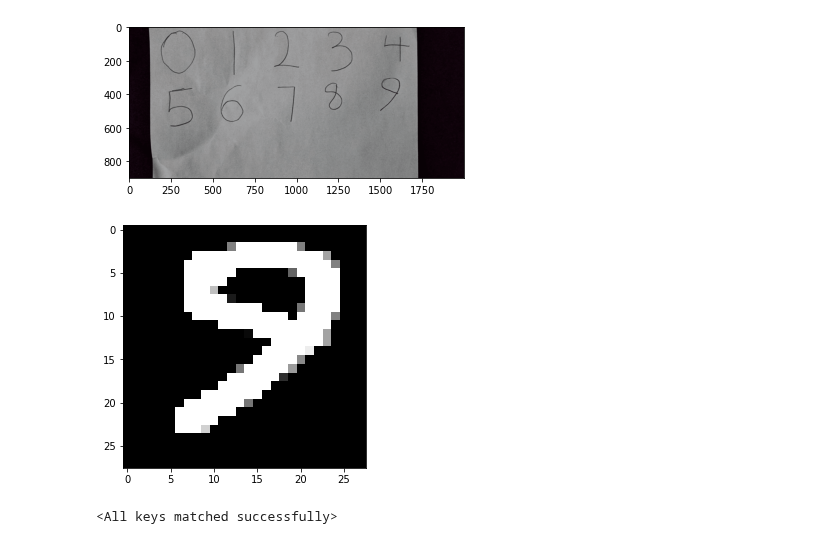
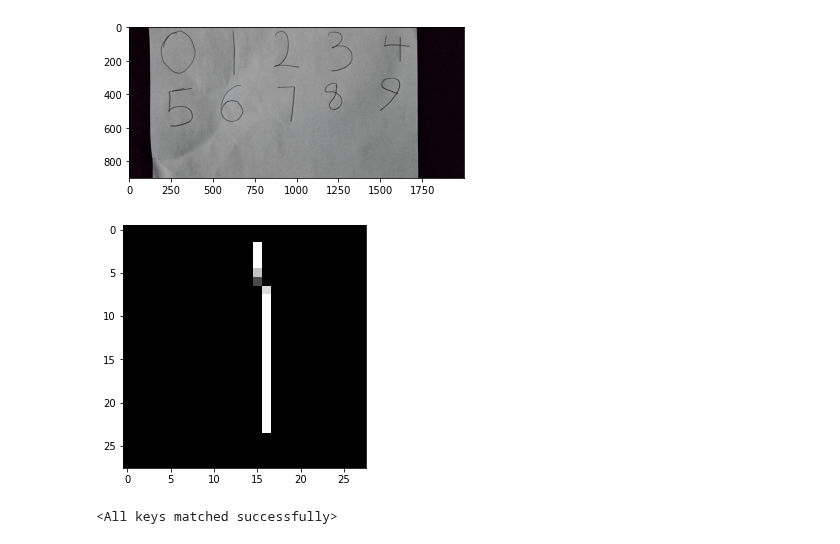
Before and after one commit to EuniceOyeniyi/stive_exercises, a Jupyter notebook: Chapter 03/02. MLP Muliclass classification (MNIST)/pred_nums.ipynb, the cells around one changed output. Drawn from its saved outputs; the diff is of its cells as text; code cells hidden in the pictures.

```diff
--- a/Chapter 03/02. MLP Muliclass classification (MNIST)/pred_nums.ipynb
+++ b/Chapter 03/02. MLP Muliclass classification (MNIST)/pred_nums.ipynb
@@ -27,36 +27,35 @@ plt.imshow(number)
 <matplotlib.image.AxesImage at 0x...>
 [figure]
 # %%
-zero = number[0:320,130:450]
-one = number[0:300, 500:720]
+zero = number[0:330,130:450]
+one = number[0:330, 500:720]
 two = number[0:300, 780:1100]
 three = number[0:310, 1150:1360]
 four = number[0:220,1450:1690]
 five = number[320:650,180:450]
-six = number[310:610,490:750]
+six = number[300:610,490:750]
 seven = number[320:600,800:1100]
 eight = number[290:520,1100:1320]
 nine = number[270:550, 1450:1650]
 # %%
-from ctypes import resize
 from math import ceil
 # numbers = [zero,one,two,three,four,five,six,seven,eight,nine]
-numbers = [nine]
+numbers = [one]
 plt.subplots(figsize=(20,15))
 cols = 4
 rows = ceil(len(numbers)/cols)
 kernel = np.ones((3, 3), np.uint8)
 
 for index,num in enumerate(numbers):
     plt.subplot(rows,cols,index+1)
     gray_num = cv2.cvtColor(num, cv2.COLOR_BGR2GRAY)
     retval, dst2 = cv2.threshold(gray_num, 0, 255, cv2.THRESH_BINARY_INV+cv2.THRESH_OTSU)
-    dil = cv2.dilate(dst2,kernel,iterations=10)
+    dil = cv2.dilate(dst2,kernel,iterations=1)
     dil= cv2.resize(dil,(28,28))
     figures = cv2.imwrite(rf'images\\figures\\{index}.png',dil)
 
     plt.imshow(dil, cmap='gray')
 # %% [output]
-[figure, old version]
+[figure, new version]
 # %%
 transform = transforms.Compose([transforms.ToTensor(), transforms.Normalize((0.5), (0.5)) ])
```
Also changed, not shown: parts of 5 cells of this notebook.
